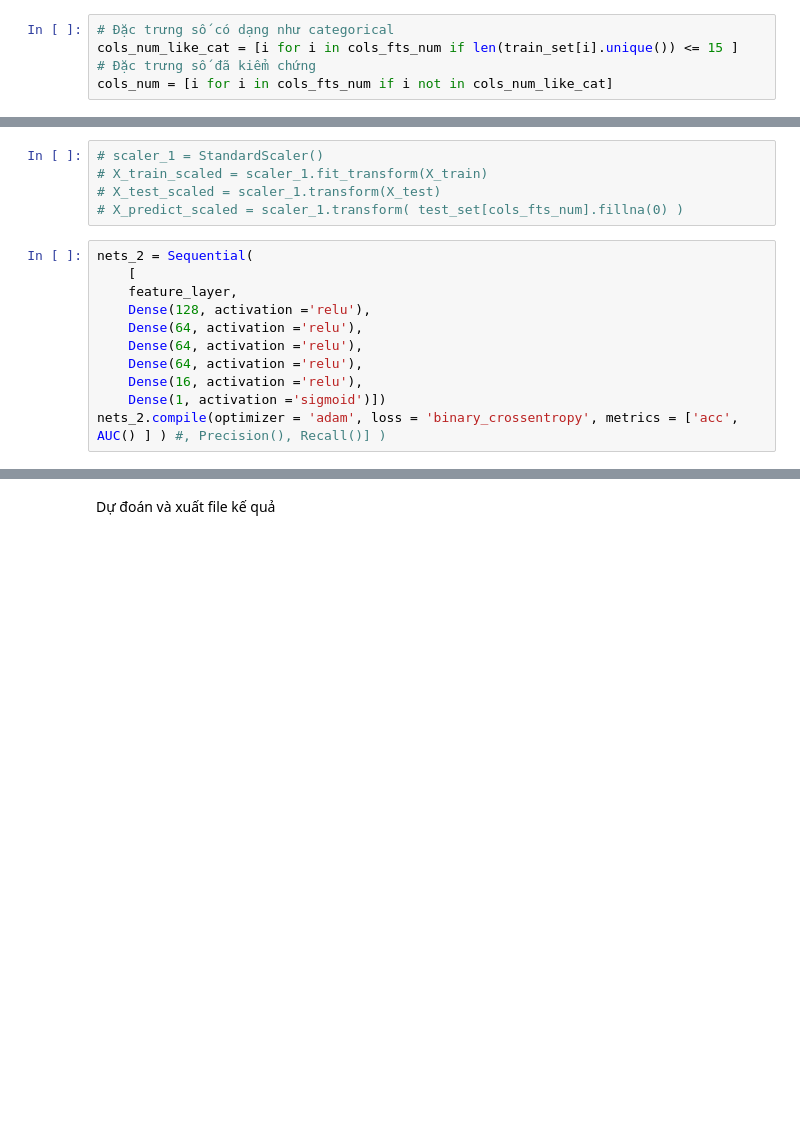
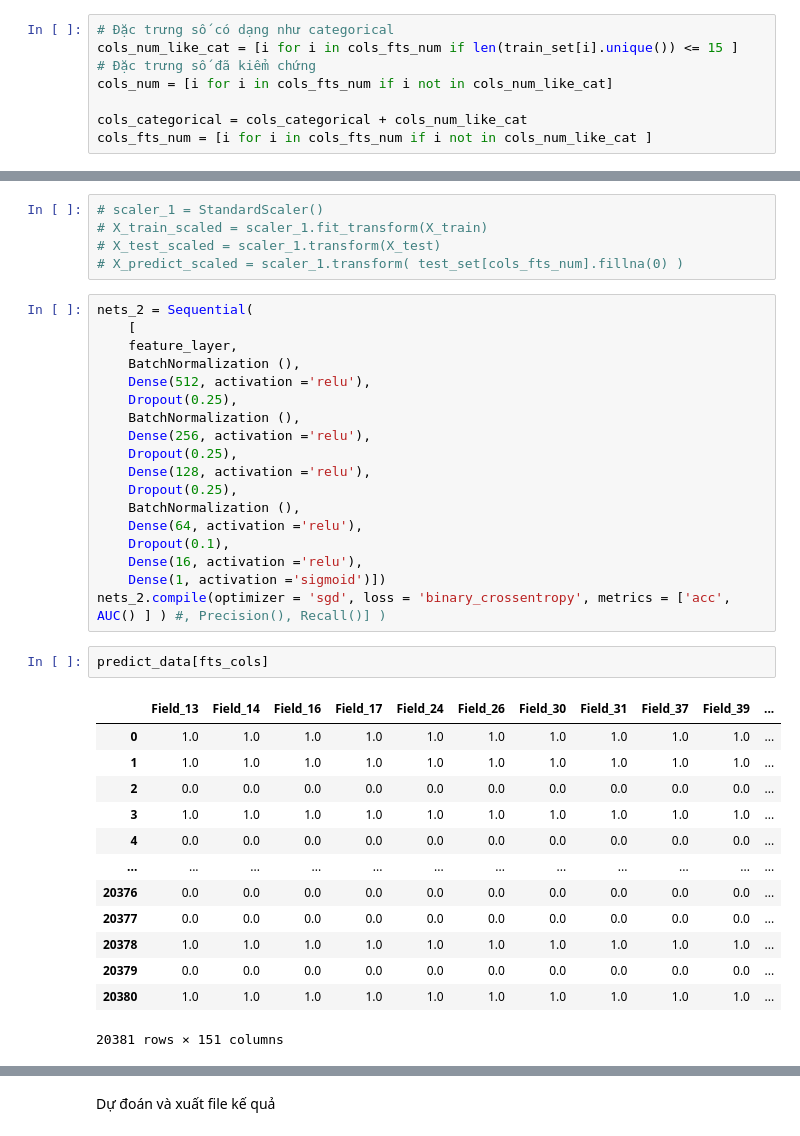
Before and after one commit to quanvu0996/compet, a Jupyter notebook: kalapa_4student_net2_tensorflow.ipynb, the cells around one changed output, grey strips where cells are left out. Drawn from its saved outputs; the diff is of its cells as text; blank space fills up the shorter version.

```diff
--- a/kalapa_4student_net2_tensorflow.ipynb
+++ b/kalapa_4student_net2_tensorflow.ipynb
@@ -111,4 +91,7 @@ cols_categorical
 cols_num_like_cat = [i for i in cols_fts_num if len(train_set[i].unique()) <= 15 ]
 # Đặc trưng số đã kiểm chứng
 cols_num = [i for i in cols_fts_num if i not in cols_num_like_cat]
+
+cols_categorical = cols_categorical + cols_num_like_cat
+cols_fts_num = [i for i in cols_fts_num if i not in cols_num_like_cat ]
 # %%
@@ -232,11 +206,34 @@ X_train[fts_cols].head()
 nets_2 = Sequential(
     [
     feature_layer,
+    BatchNormalization (),
+    Dense(512, activation ='relu'),
+    Dropout(0.25),
+    BatchNormalization (),
+    Dense(256, activation ='relu'),
+    Dropout(0.25),
     Dense(128, activation ='relu'),
+    Dropout(0.25),
+    BatchNormalization (),
     Dense(64, activation ='relu'),
-    Dense(64, activation ='relu'),
-    Dense(64, activation ='relu'),
+    Dropout(0.1),
     Dense(16, activation ='relu'),
     Dense(1, activation ='sigmoid')])
-nets_2.compile(optimizer = 'adam', loss = 'binary_crossentropy', metrics = ['acc', AUC() ] ) #, Precision(), Recall()] )
+nets_2.compile(optimizer = 'sgd', loss = 'binary_crossentropy', metrics = ['acc', AUC() ] ) #, Precision(), Recall()] )
+# %%
+predict_data[fts_cols]
+# %% [output]
+|  | Field_13 | Field_14 | Field_16 | Field_17 | Field_24 | Field_26 | Field_30 | Field_31 | Field_37 | Field_39 | ... |
+| 0 | 1.0 | 1.0 | 1.0 | 1.0 | 1.0 | 1.0 | 1.0 | 1.0 | 1.0 | 1.0 | ... |
+| 1 | 1.0 | 1.0 | 1.0 | 1.0 | 1.0 | 1.0 | 1.0 | 1.0 | 1.0 | 1.0 | ... |
+| 2 | 0.0 | 0.0 | 0.0 | 0.0 | 0.0 | 0.0 | 0.0 | 0.0 | 0.0 | 0.0 | ... |
+| 3 | 1.0 | 1.0 | 1.0 | 1.0 | 1.0 | 1.0 | 1.0 | 1.0 | 1.0 | 1.0 | ... |
+| 4 | 0.0 | 0.0 | 0.0 | 0.0 | 0.0 | 0.0 | 0.0 | 0.0 | 0.0 | 0.0 | ... |
+| ... | ... | ... | ... | ... | ... | ... | ... | ... | ... | ... | ... |
+| 20376 | 0.0 | 0.0 | 0.0 | 0.0 | 0.0 | 0.0 | 0.0 | 0.0 | 0.0 | 0.0 | ... |
+| 20377 | 0.0 | 0.0 | 0.0 | 0.0 | 0.0 | 0.0 | 0.0 | 0.0 | 0.0 | 0.0 | ... |
+| 20378 | 1.0 | 1.0 | 1.0 | 1.0 | 1.0 | 1.0 | 1.0 | 1.0 | 1.0 | 1.0 | ... |
+| 20379 | 0.0 | 0.0 | 0.0 | 0.0 | 0.0 | 0.0 | 0.0 | 0.0 | 0.0 | 0.0 | ... |
+| 20380 | 1.0 | 1.0 | 1.0 | 1.0 | 1.0 | 1.0 | 1.0 | 1.0 | 1.0 | 1.0 | ... |
+20381 rows × 151 columns
 # %%
```
Also changed, not shown: parts of 15 cells of this notebook.
